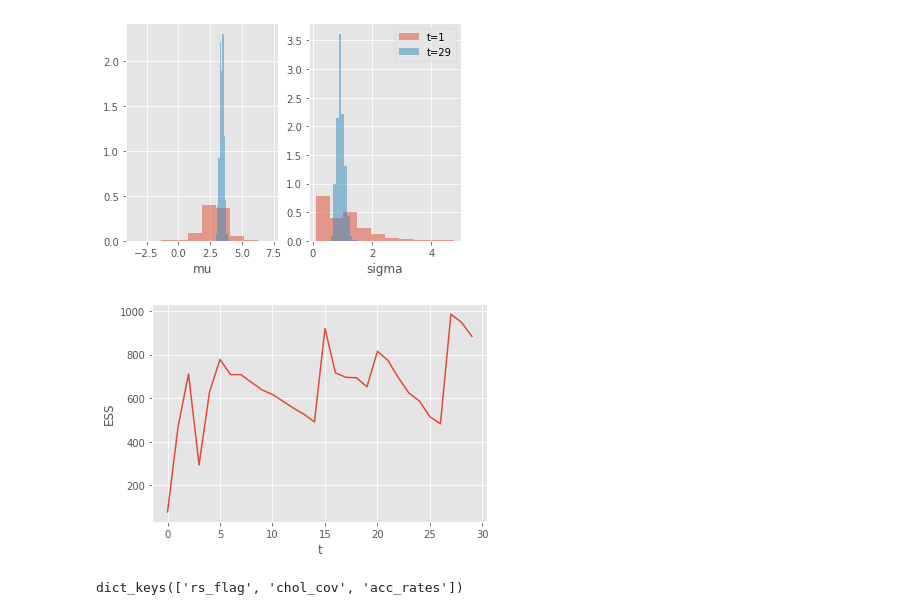
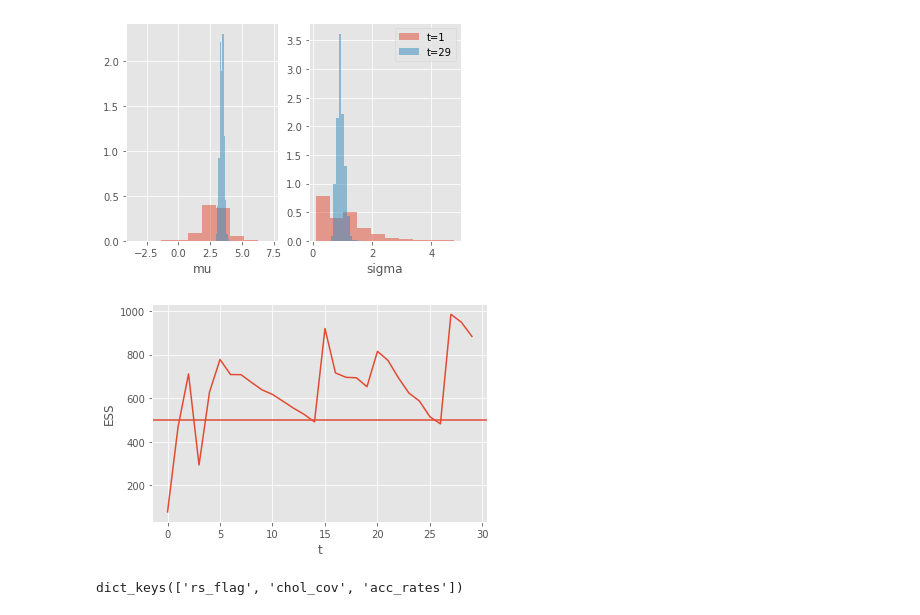
Before and after one commit to probml/probml-notebooks, a Jupyter notebook: notebooks/smc_ibis_1d.ipynb, the cells around one changed output. Cells and saved outputs as stored; diff of their text form; code cells hidden in the pictures.

```diff
--- a/notebooks/smc_ibis_1d.ipynb
+++ b/notebooks/smc_ibis_1d.ipynb
@@ -160,11 +160,12 @@ plt.savefig('ibis-post-histo.pdf')
 # %%
 plt.plot(my_alg.summaries.ESSs)
 plt.xlabel('t')
 plt.ylabel('ESS');
+plt.axhline(y=500)
 plt.savefig('ibis-ESS-vs-time.png')
 plt.savefig('ibis-ESS-vs-time.pdf')
 # %% [output]
-[figure, old version]
+[figure, new version]
 # %%
 print(my_alg.X.shared.keys())
 # %% [output]
```
